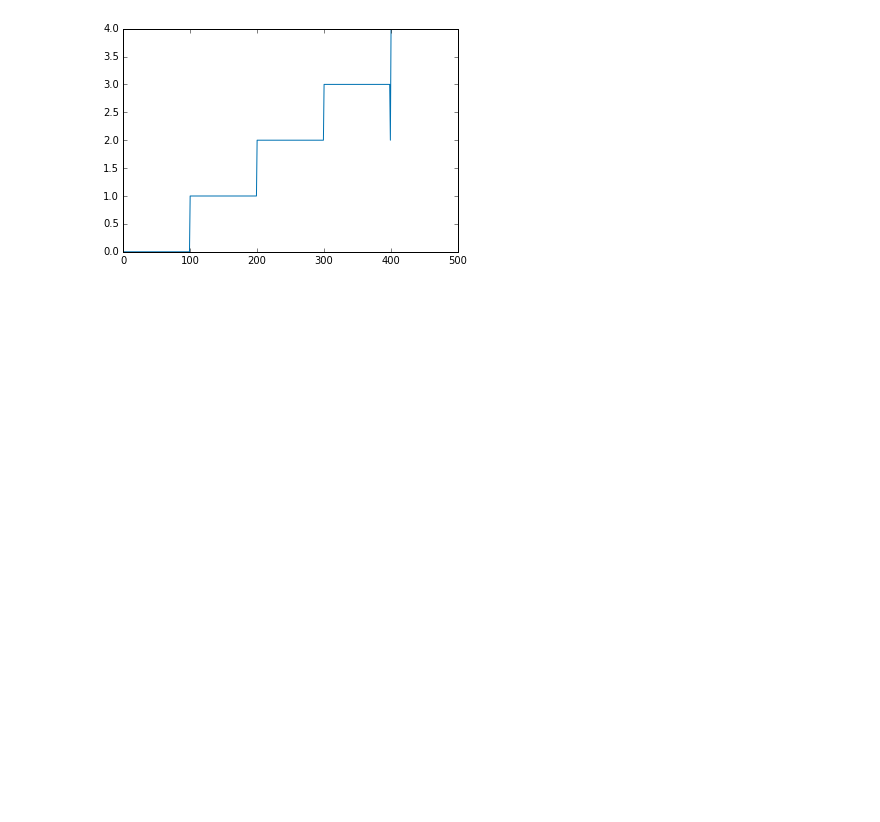
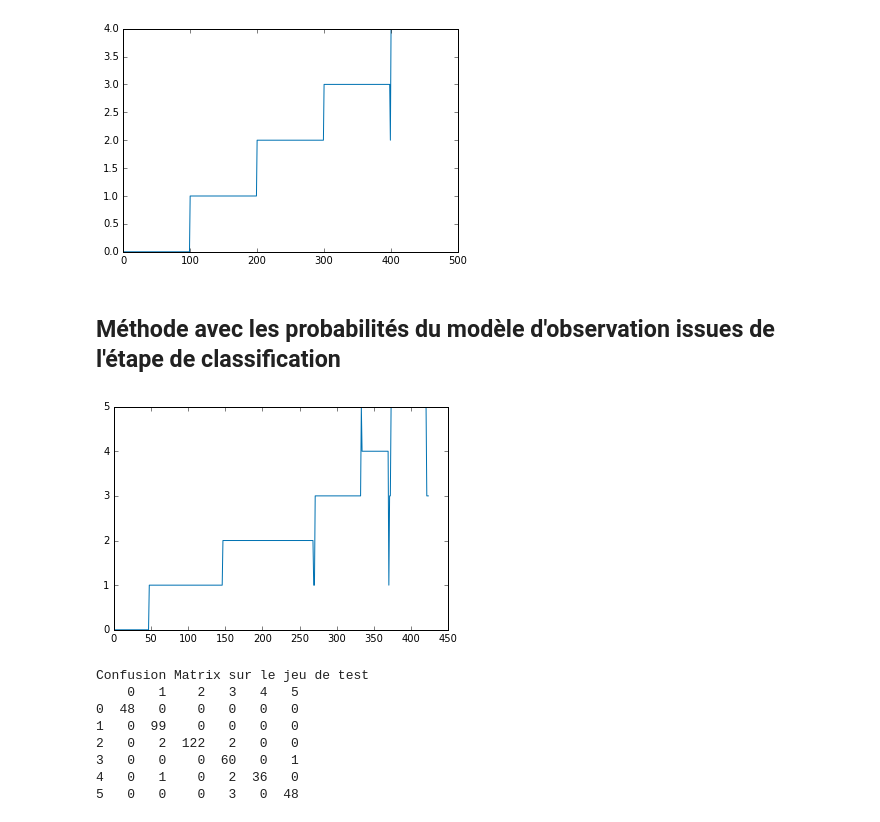
Before and after one commit to Vincent-Robert/Projet-SIGMA, a Jupyter notebook: Script court.ipynb, the cells around one changed output. Cells and saved outputs as stored; diff of their text form; code cells hidden in the pictures; blank space fills up the shorter version.

```diff
--- a/Script court.ipynb
+++ b/Script court.ipynb
@@ -532,3 +498,76 @@ plt.plot(z)
 plt.show()
 # %% [output]
 [figure]
+# %% [markdown]
+## Méthode avec les probabilités du modèle d'observation issues de l'étape de classification
+# %%
+K = len(liste_states)
+prior = np.ones(K)
+prior = prior/np.sum(prior) # stochastique
+
+
+# concatenation des tests
+liste_labels = [0, 1, 2, 3, 4, 5]
+y_ideal = np.array([])
+features_observation = []
+k = 0
+test_liste = ['assis_test.csv', 'debout_test.csv', 'marche_test.csv', 'descenterapide3.csv', 'monte_test.csv', 'courir_test.csv']
+for test_name in test_liste:
+    test_features = create_test(test_name, window_length, recouvrement, n)
+    size = test_features.shape[0]
+    y_ideal = np.concatenate((y_ideal, liste_labels[k]*np.ones(size)))
+    features_observation.append(pca.transform(scaler.transform(test_features)))
+    k = k + 1
+
+features_observation = np.concatenate(features_observation)
+
+
+
+sh = features_observation.shape
+lg = sh[0]
+T = features_observation.shape[0]
+T1 = np.zeros((K, T))
+T2 = np.zeros((K, T))
+A = (1/20.) * np.array([[10, 10, 0, 0, 0, 0],
+                         [2, 10, 6, 1, 1, 0],
+                         [0, 4, 10, 1, 1, 4],
+                         [0, 2, 1, 10, 0, 7],
+                         [0, 2, 1, 0, 10, 7],
+                         [0, 3, 5, 1, 1, 10]])
+
+#A = np.ones((6,6))/6.
+z = np.zeros(T)
+for i in liste_states:
+    tmp = np.log(prior[i]) + np.log(0.5*classifier1. predict_proba(features_observation[0,:])[0, i] + 0.5*classifier2. predict_proba(features_observation[0,:])[0, i])
+    T1[i, 0] = tmp
+for i in range(1, T):
+    for j in range(K):
+        new_liste = [np.exp(T1[l, i - 1]) * A[l, j] for l in range(K)]
+        tmp = np.log(0.5*classifier1.predict_proba(features_observation[i,:])[0, j] + 0.5*classifier2.predict_proba(features_observation[i,:])[0, j]) + np.log(np.max(new_liste))
+        T1[j, i] = tmp
+        T2[j, i] = np.argmax(new_liste)
+z[T - 1] = np.argmax(T1[:, T - 1])
+for i in range(T - 2, -1, -1):
+    z[i] = T2[int(z[i + 1]), i + 1]
+
+
+#for i in range(1, T):
+#        print(T1[:, i])
+
+plt.figure()
+plt.plot(z)
+plt.show()
+#print(z)
+
+print('Confusion Matrix sur le jeu de test')
+print(DataFrame(confusion_matrix(y_ideal, z)))
+# %% [output]
+[figure, added]
+Confusion Matrix sur le jeu de test
+    0   1    2   3   4   5
+0  48   0    0   0   0   0
+1   0  99    0   0   0   0
+2   0   2  122   2   0   0
+3   0   0    0  60   0   1
+4   0   1    0   2  36   0
+5   0   0    0   3   0  48
```
Also changed, not shown: parts of 11 cells of this notebook.
